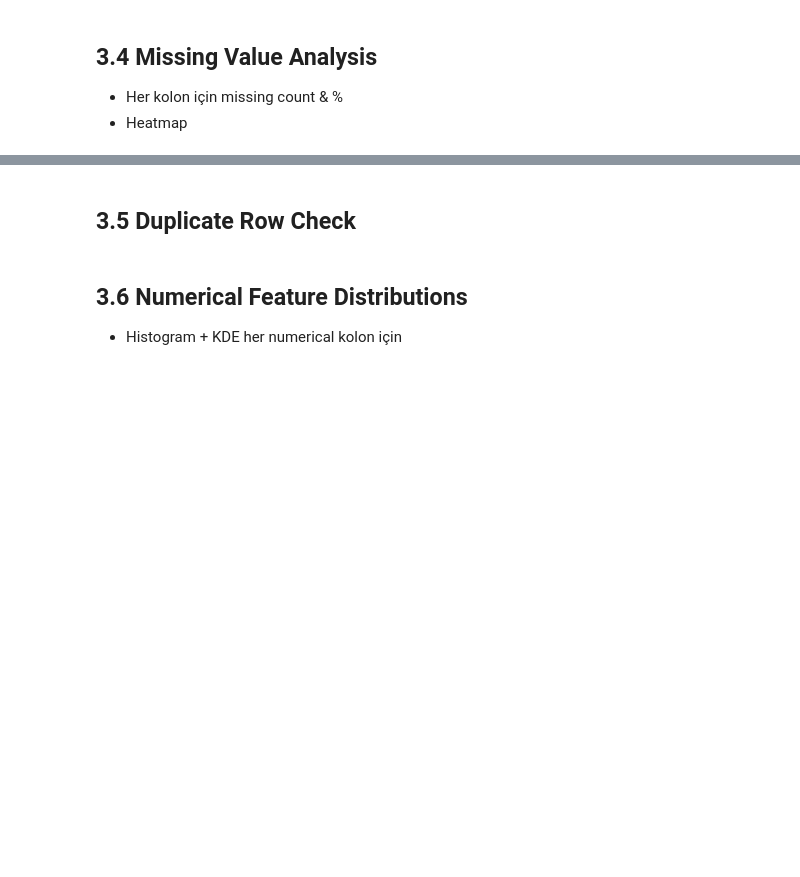
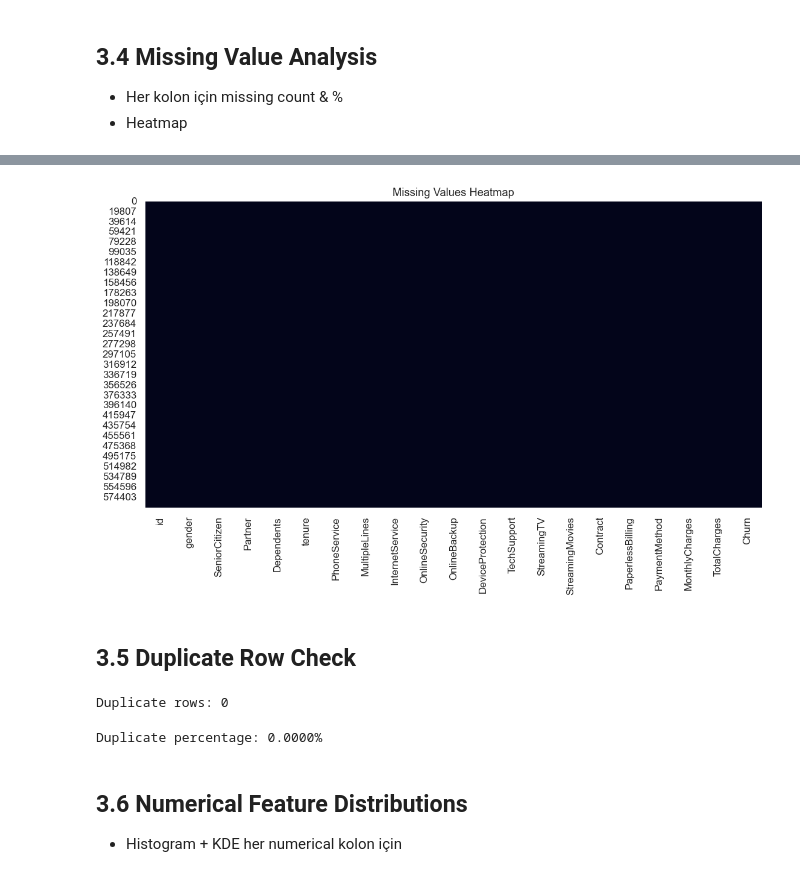
Before and after one commit to iremkabil/Predict_Customer_Churn, a Jupyter notebook: notebooks/eda.ipynb, the cells around one changed output, grey strips where cells are left out. Saved outputs shown, nothing was run; the diff lists cells and outputs as text; code cells hidden in the pictures; blank space fills up the shorter version.

```diff
--- a/notebooks/eda.ipynb
+++ b/notebooks/eda.ipynb
@@ -267,7 +455,30 @@ train_eda[[TARGET_COL, TARGET_COL + "_binary"]].head()
+# %%
+plt.figure(figsize=(12,6))
+
+sns.heatmap(
+    train.isnull(),
+    cbar=False
+)
+
+plt.title("Missing Values Heatmap")
+
+plt.show()
+# %% [output]
+[figure, added]
 # %% [markdown]
 ## 3.5 Duplicate Row Check
 # %%
-# duplicate check buraya
+duplicate_rows = train.duplicated().sum()
+
+print("Duplicate rows:", duplicate_rows)
+# %% [output]
+Duplicate rows: 0
+# %%
+duplicate_percentage = duplicate_rows / len(train) * 100
+
+print(f"Duplicate percentage: {duplicate_percentage:.4f}%")
+# %% [output]
+Duplicate percentage: 0.0000%
 # %% [markdown]
 ## 3.6 Numerical Feature Distributions
 
```
Also changed, not shown: parts of 24 cells of this notebook, 1 other file.
